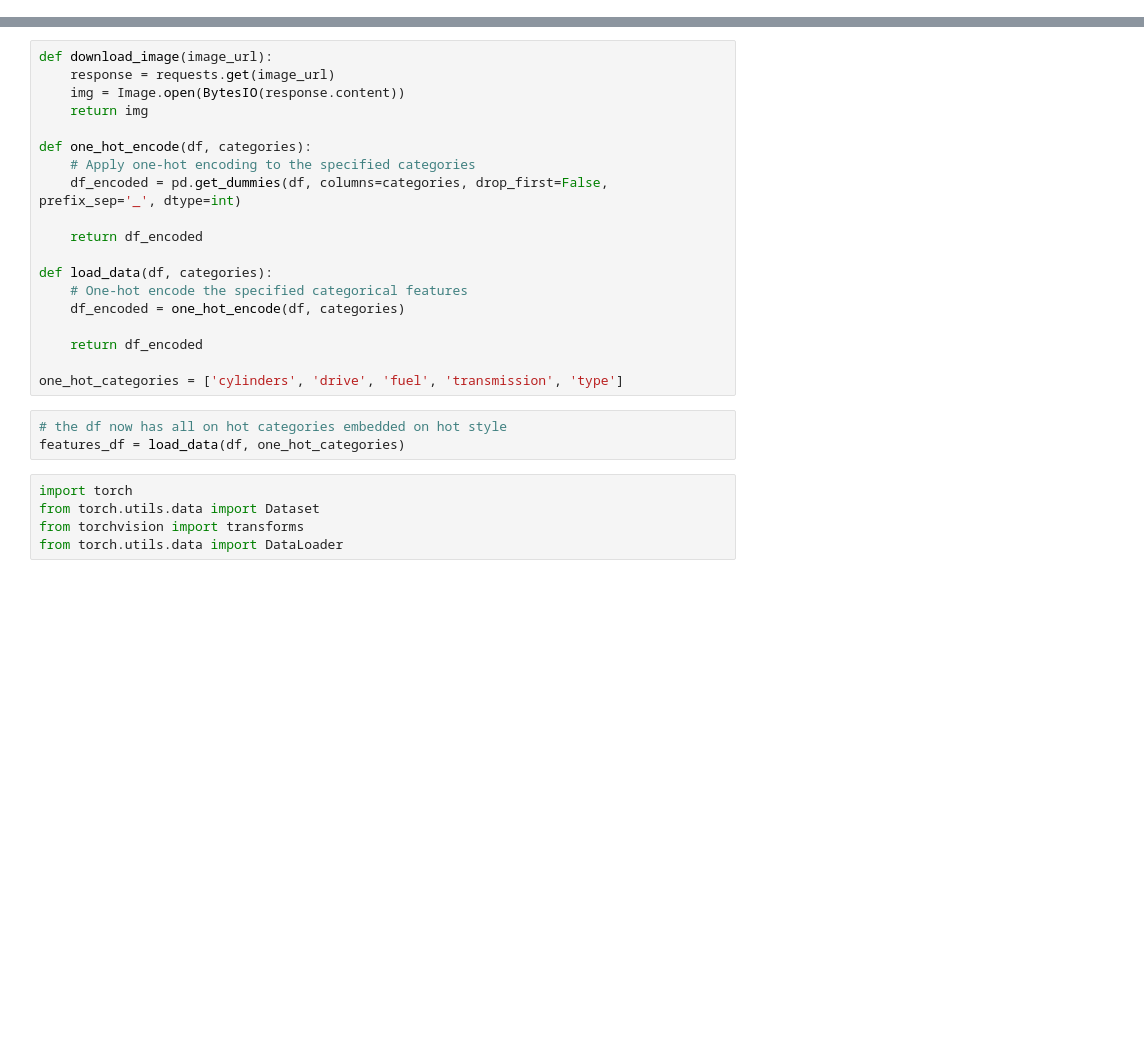
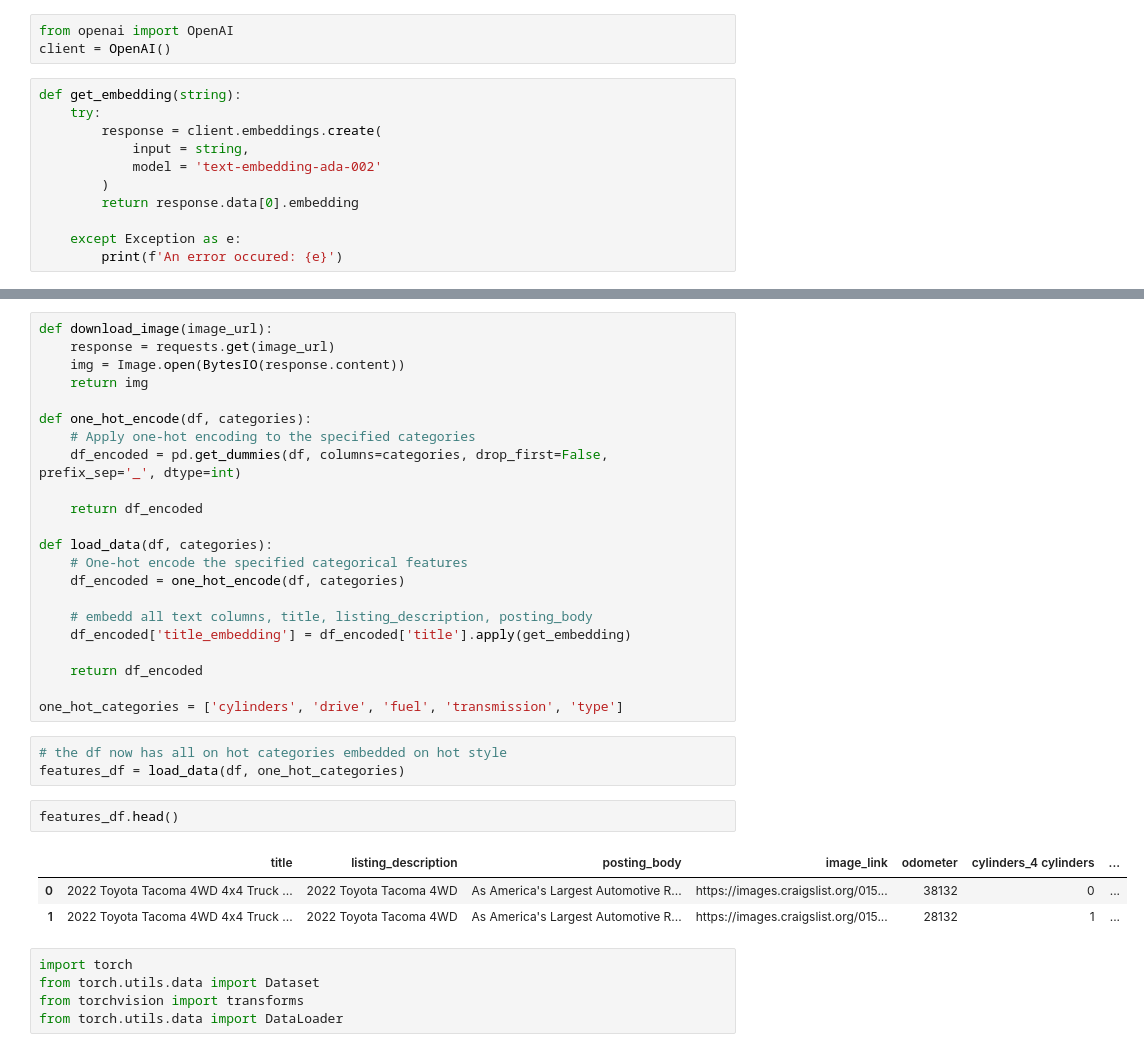
Before and after one commit to swimleftproducts/pricesto, a Jupyter notebook: fastapiapp/machine_learning/model.ipynb, the cells around one changed output, grey strips where cells are left out. Cells and saved outputs as stored; diff of their text form; blank space fills up the shorter version.

```diff
--- a/fastapiapp/machine_learning/model.ipynb
+++ b/fastapiapp/machine_learning/model.ipynb
@@ -16,0 +28,14 @@
+# %%
+from openai import OpenAI
+client = OpenAI()
+# %%
+def get_embedding(string):
+    try:
+        response = client.embeddings.create(
+            input = string,
+            model = 'text-embedding-ada-002'
+        )
+        return response.data[0].embedding
+
+    except Exception as e:
+        print(f'An error occured: {e}')
@@ -74,12 +104,21 @@ def load_data(df, categories):
     # One-hot encode the specified categorical features
     df_encoded = one_hot_encode(df, categories)
 
+    # embedd all text columns, title, listing_description, posting_body
+    df_encoded['title_embedding'] = df_encoded['title'].apply(get_embedding)
+
     return df_encoded
 
 one_hot_categories = ['cylinders', 'drive', 'fuel', 'transmission', 'type']
 # %%
 # the df now has all on hot categories embedded on hot style
 features_df = load_data(df, one_hot_categories)
+# %%
+features_df.head()
+# %% [output]
+|  | title | listing_description | posting_body | image_link | odometer | cylinders_4 cylinders | ... |
+| 0 | 2022 Toyota Tacoma 4WD 4x4 Truck ... | 2022 Toyota Tacoma 4WD | As America's Largest Automotive R... | https://images.craigslist.org/015... | 38132 | 0 | ... |
+| 1 | 2022 Toyota Tacoma 4WD 4x4 Truck ... | 2022 Toyota Tacoma 4WD | As America's Largest Automotive R... | https://images.craigslist.org/015... | 28132 | 1 | ... |
 # %%
 import torch
 from torch.utils.data import Dataset
```
Also changed, not shown: parts of 11 cells of this notebook, 15 other files.
